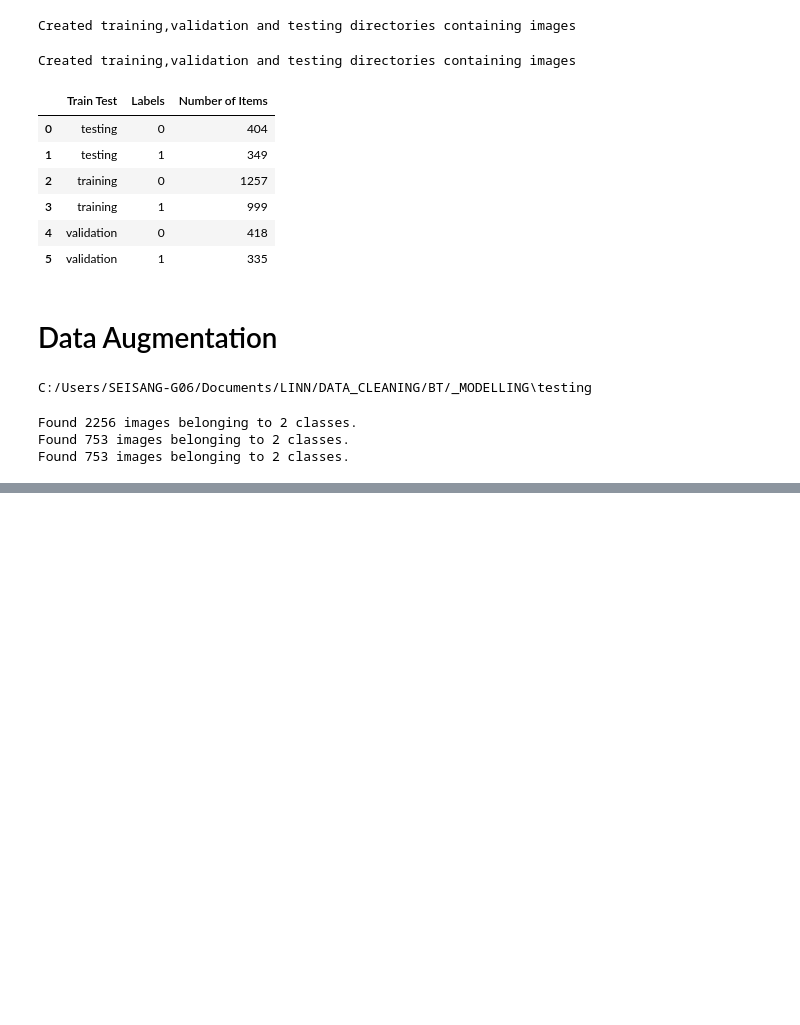
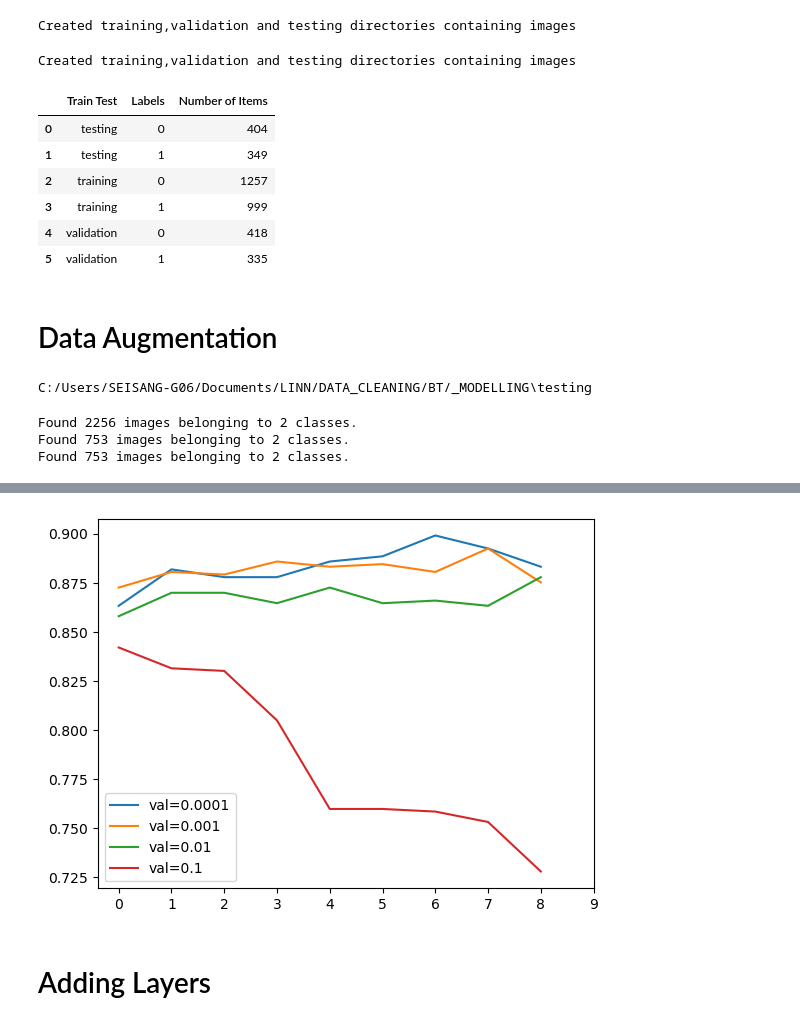
Before and after one commit to 8383XRt/hw, a Jupyter notebook: BWscript.ipynb, the cells around one changed output, grey strips where cells are left out. Cells and saved outputs as stored; diff of their text form; code cells hidden in the pictures; blank space fills up the shorter version.

```diff
--- a/BWscript.ipynb
+++ b/BWscript.ipynb
@@ -242,3 +258,6 @@ Total params: 35028033 (133.62 MB)
 Trainable params: 32770049 (125.01 MB)
 Non-trainable params: 2257984 (8.61 MB)
 __________________________________________________________________________________________________
+# %%
+model = transfer_learning(last_output,base_model)
+model.summary()
@@ -268,0 +297,6 @@ Epoch 10/10
+# %%
+hist = history.history
+plt.plot(hist['loss'], label='train')
+plt.plot(hist['val_loss'], label='val')
+
+plt.legend();
@@ -268,0 +305,22 @@ Epoch 10/10
+# %%
+def tuning_model(learning_rate=0.01):
+
+    model = transfer_learning(last_output,base_model)
+    callback = tf.keras.callbacks.EarlyStopping(monitor='val_loss',patience=3)
+    model.compile(optimizer = tf.keras.optimizers.Adam(learning_rate=learning_rate),loss='binary_crossentropy',metrics=['accuracy'])
+
+    return model
+# %%
+scores = {}
+
+for lr in [0.0001, 0.001, 0.01, 0.1]:
+    print(lr)
+
+    model = tuning_model(learning_rate=lr)
+    history_fine = model.fit(train_generator,epochs=15,
+                             initial_epoch=history.epoch[-1],
+                             validation_data=validation_generator)
+    scores[lr] = history_fine.history
+
+    print()
+    print()
@@ -268,0 +345,9 @@ Epoch 10/10
+# %%
+for lr,hist in scores.items():
+    plt.plot(hist['val_accuracy'],label=('val=%s'%lr))
+plt.xticks(np.arange(10))
+plt.legend();
+# %% [output]
+[figure, added]
+# %% [markdown]
+# Adding Layers
```
Also changed, not shown: parts of 20 cells of this notebook.
